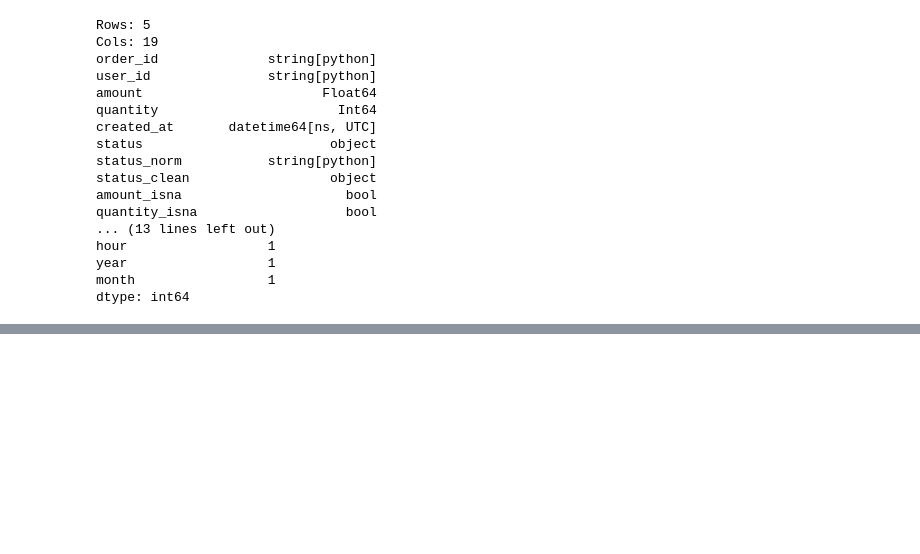
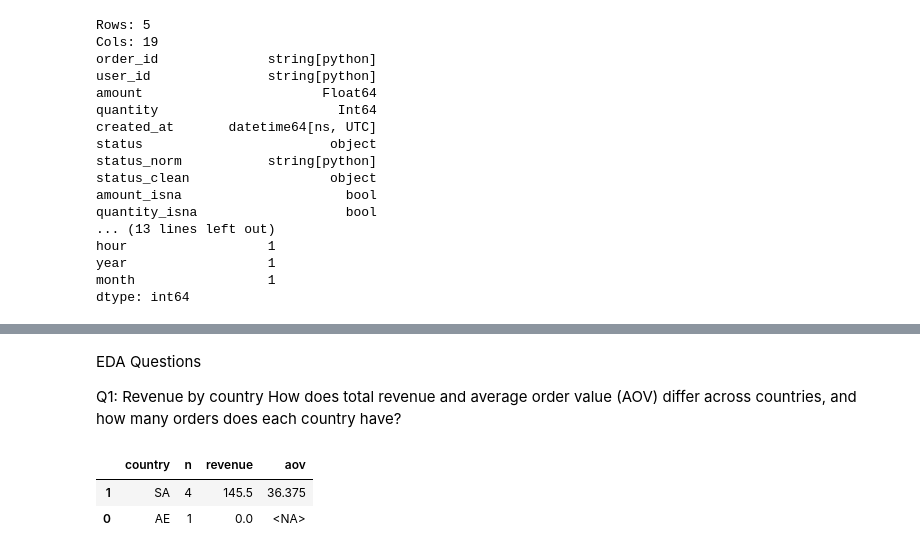
Before and after one commit to sausan1414-sketch/week2-data-work, a Jupyter notebook: notebooks/eda.ipynb, the cells around one changed output, grey strips where cells are left out. Saved outputs shown, nothing was run; the diff lists cells and outputs as text; code cells hidden in the pictures; blank space fills up the shorter version.

```diff
--- a/notebooks/eda.ipynb
+++ b/notebooks/eda.ipynb
@@ -4,21 +4,15 @@ import numpy as np
 import pandas as pd
 import plotly.express as px
 import kaleido
-
-
-DATA = Path("C:\\Users\\lamia\\Downloads\\week2-data-work---\\data\\processed\\analytics_table.parquet")
-ROOT = Path(r"C:\Users\lamia\Downloads\week2-data-work---")
-FIGS = Path("reports/figures")
+ROOT = Path("..")
+DATA = ROOT / "data/processed/analytics_table.parquet"
+FIGS = ROOT / "reports/figures"
 FIGS.mkdir(parents=True, exist_ok=True)
-
 def save_fig(fig, path: Path, *, scale: int = 2):
    path.parent.mkdir(parents=True, exist_ok=True)
    fig.write_image(str(path), scale=scale)
-
 df = pd.read_parquet(DATA)
-
 df
-
 print("Rows:", len(df))
 print("Cols:", len(df.columns))
 print(df.dtypes.head(15))
@@ -43,0 +113,23 @@ dtype: int64
+# %% [markdown]
+EDA Questions
+
+Q1:
+ Revenue by country
+ How does total revenue and average order value (AOV) differ across countries, and how many orders does each country have?
+# %%
+rev = (
+    df.groupby("country", dropna=False)
+      .agg(
+          n=("order_id", "size"),
+          revenue=("amount", "sum"),
+          aov=("amount", "mean"),
+      )
+      .reset_index()
+      .sort_values("revenue", ascending=False)
+)
+
+rev
+# %% [output]
+|  | country | n | revenue | aov |
+| 1 | SA | 4 | 145.5 | 36.375 |
+| 0 | AE | 1 | 0.0 | <NA> |
```
Also changed, not shown: parts of 20 cells of this notebook.
